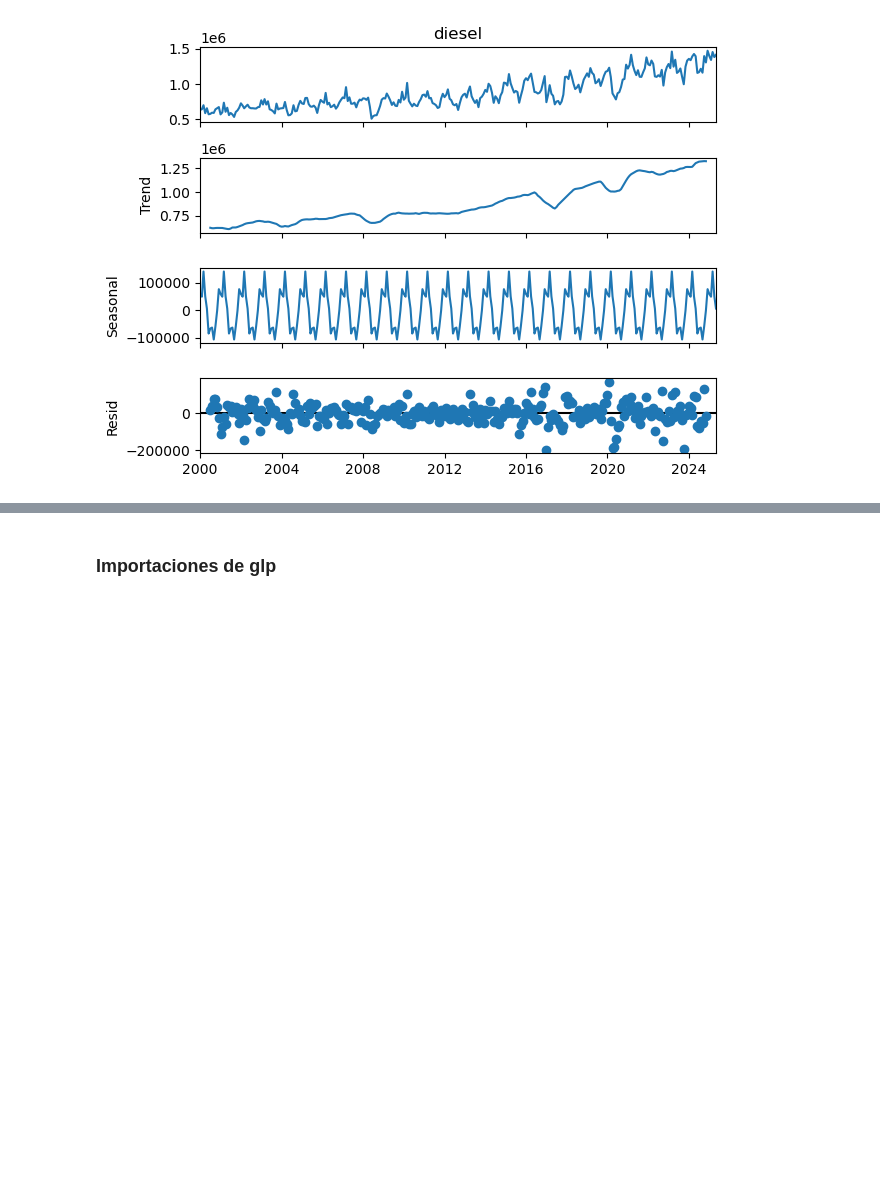
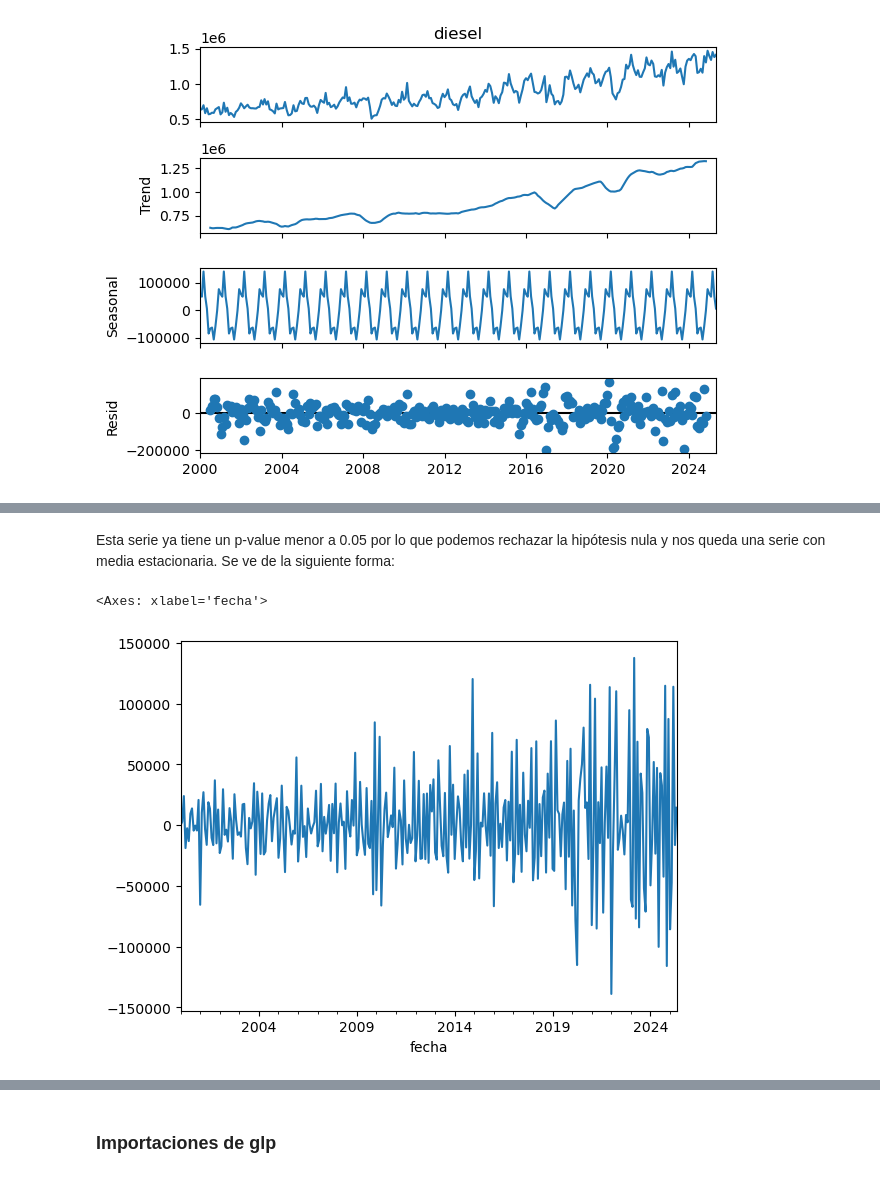
Before and after one commit to JosueSay/labs-ds, a Jupyter notebook: lab1.ipynb, the cells around one changed output, grey strips where cells are left out. Cells and saved outputs as stored; diff of their text form; code cells hidden in the pictures; blank space fills up the shorter version.

```diff
--- a/lab1.ipynb
+++ b/lab1.ipynb
@@ -1601,0 +1632,9 @@ seasonal_decompose(df_rango["diesel"]).plot()
+# %%
+print('Resultados del Test de Dickey Fuller para una diferenciación de la serie')
+ts_air_pas_diff = df_rango["regular"].diff()
+ts_air_pas_diff.fillna(0,inplace=True)
+dfTest = adfuller(ts_air_pas_diff)
+salidaDf = pd.Series(dfTest[0:4], index=['Estadístico de prueba','p-value','# de retardos usados','# de observaciones usadas'])
+for key,value in dfTest[4].items():
+        salidaDf['Critical Value (%s)'%key] = value
+print(salidaDf)
@@ -1601,0 +1651,7 @@ seasonal_decompose(df_rango["diesel"]).plot()
+# %% [markdown]
+Esta serie ya tiene un p-value menor a 0.05 por lo que podemos rechazar la hipótesis nula y nos queda una serie con media estacionaria. Se ve de la siguiente forma:
+# %%
+ts_air_pas_diff.plot()
+# %% [output]
+<Axes: xlabel='fecha'>
+[figure, added]
```
Also changed, not shown: parts of 18 cells of this notebook, 1 other file.
